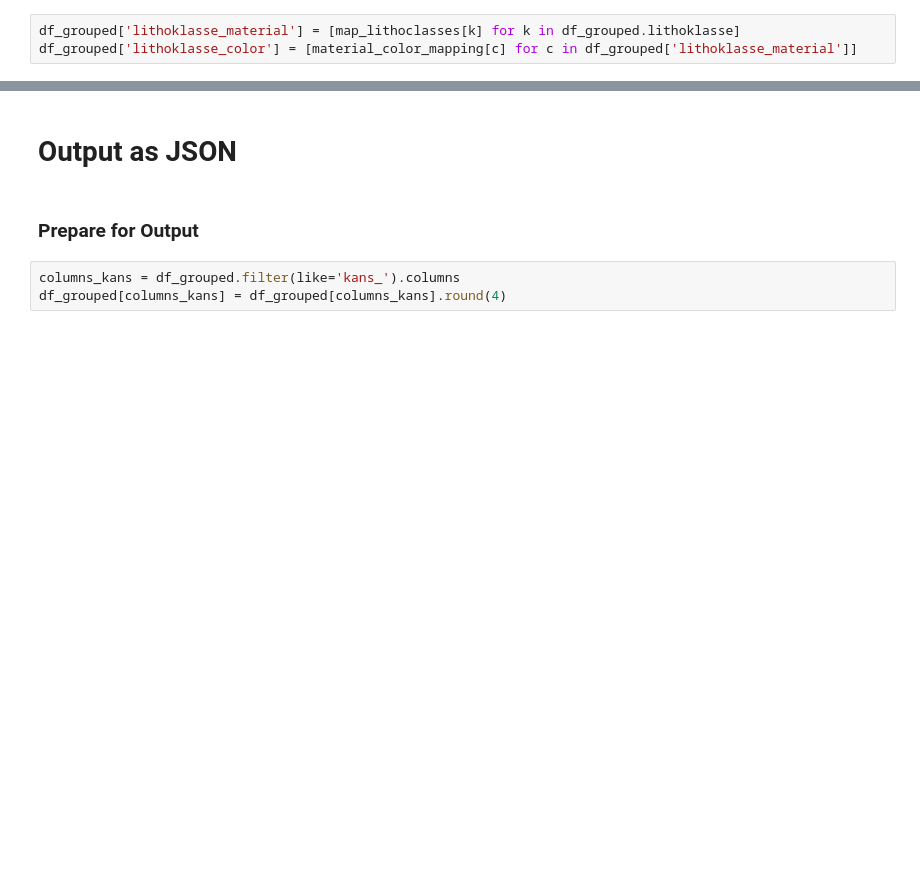
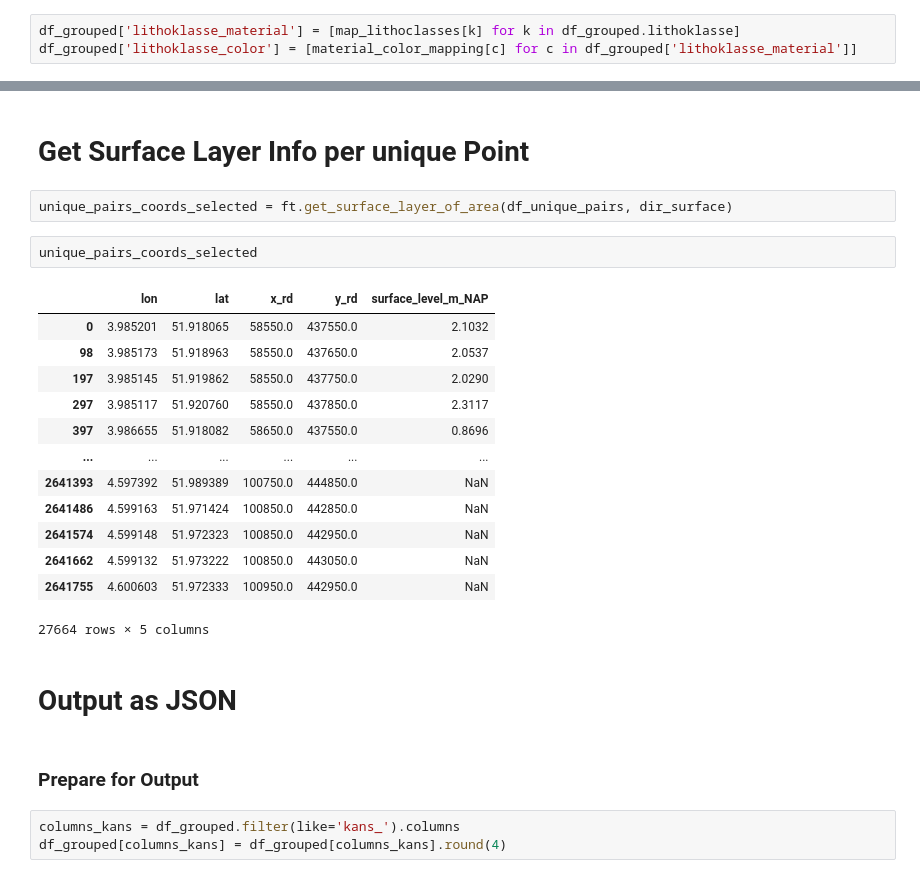
Before and after one commit to silviaelisabeth/UndergroundVisuals_Rotterdam, a Jupyter notebook: dev_layer_plot.ipynb, the cells around one changed output, grey strips where cells are left out. Cells and saved outputs as stored; diff of their text form; blank space fills up the shorter version.

```diff
--- a/dev_layer_plot.ipynb
+++ b/dev_layer_plot.ipynb
@@ -604,3 +651,23 @@ if save:
+# %% [markdown]
+# Get Surface Layer Info per unique Point
+# %%
+unique_pairs_coords_selected = ft.get_surface_layer_of_area(df_unique_pairs, dir_surface)
+# %%
+unique_pairs_coords_selected
+# %% [output]
+|  | lon | lat | x_rd | y_rd | surface_level_m_NAP |
+| 0 | 3.985201 | 51.918065 | 58550.0 | 437550.0 | 2.1032 |
+| 98 | 3.985173 | 51.918963 | 58550.0 | 437650.0 | 2.0537 |
+| 197 | 3.985145 | 51.919862 | 58550.0 | 437750.0 | 2.0290 |
+| 297 | 3.985117 | 51.920760 | 58550.0 | 437850.0 | 2.3117 |
+| 397 | 3.986655 | 51.918082 | 58650.0 | 437550.0 | 0.8696 |
+| ... | ... | ... | ... | ... | ... |
+| 2641393 | 4.597392 | 51.989389 | 100750.0 | 444850.0 | NaN |
+| 2641486 | 4.599163 | 51.971424 | 100850.0 | 442850.0 | NaN |
+| 2641574 | 4.599148 | 51.972323 | 100850.0 | 442950.0 | NaN |
+| 2641662 | 4.599132 | 51.973222 | 100850.0 | 443050.0 | NaN |
+| 2641755 | 4.600603 | 51.972333 | 100950.0 | 442950.0 | NaN |
+27664 rows × 5 columns
 # %% [markdown]
 # Output as JSON
 # %% [markdown]
```
Also changed, not shown: parts of 21 cells of this notebook, 3 other files.
